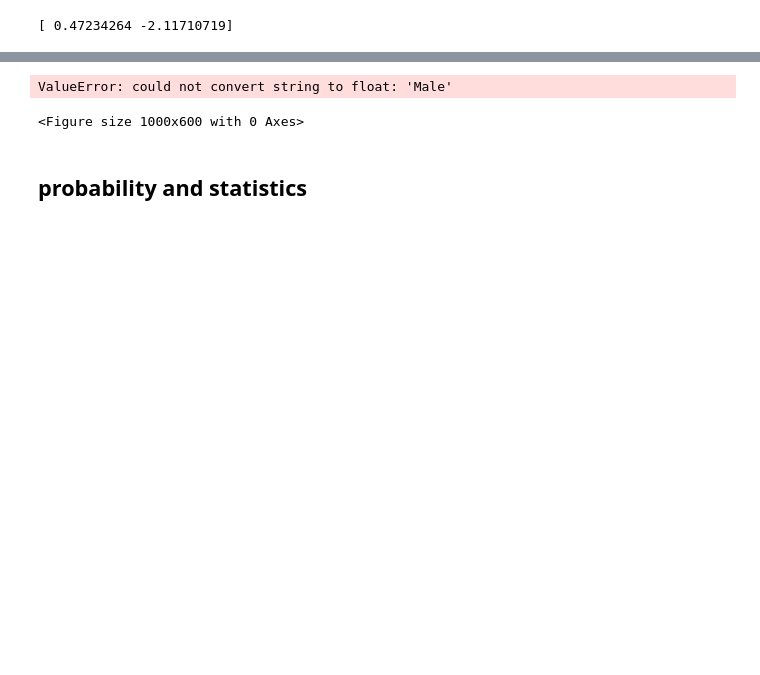
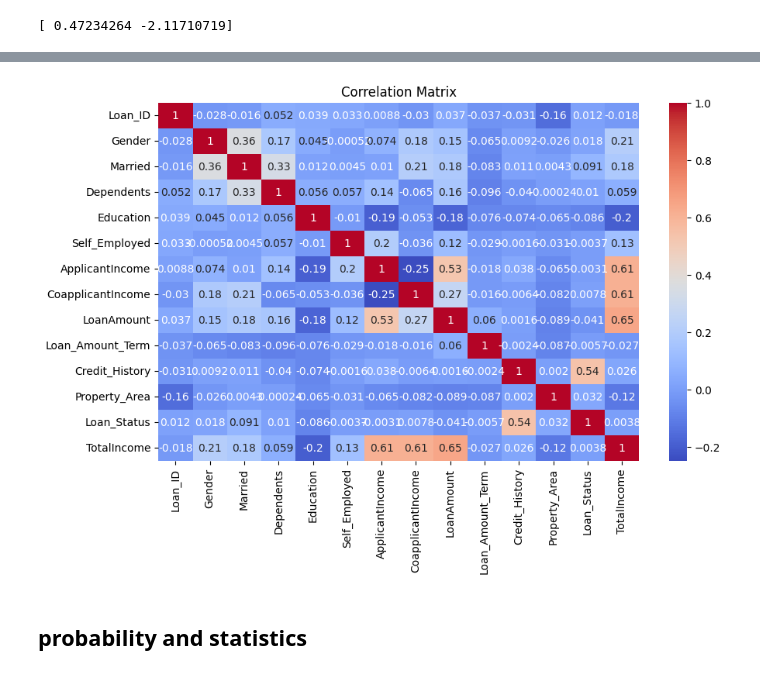
Before and after one commit to neimaNasir/Loan-Prediction, a Jupyter notebook: notebooks/loan_prediction_analysis.ipynb, the cells around one changed output, grey strips where cells are left out. Drawn from its saved outputs; the diff is of its cells as text; code cells hidden in the pictures; blank space fills up the shorter version.

```diff
--- a/notebooks/loan_prediction_analysis.ipynb
+++ b/notebooks/loan_prediction_analysis.ipynb
@@ -204,11 +204,14 @@ plt.show()
 # %%
+categorical_cols = data_imputed.select_dtypes(include=['object']).columns
+for col in categorical_cols:
+    data_imputed[col] = encoder.fit_transform(data_imputed[col])
+
 plt.figure(figsize=(10,6))
 sns.heatmap(data_imputed.corr(), annot=True, cmap='coolwarm')
 plt.title("Correlation Matrix")
 plt.show()
 # %% [output]
-ValueError: could not convert string to float: 'Male'
-<Figure size 1000x600 with 0 Axes>
+[figure, added]
 # %% [markdown]
 ## probability and statistics
 # %%
```
Also changed, not shown: parts of 11 cells of this notebook.
